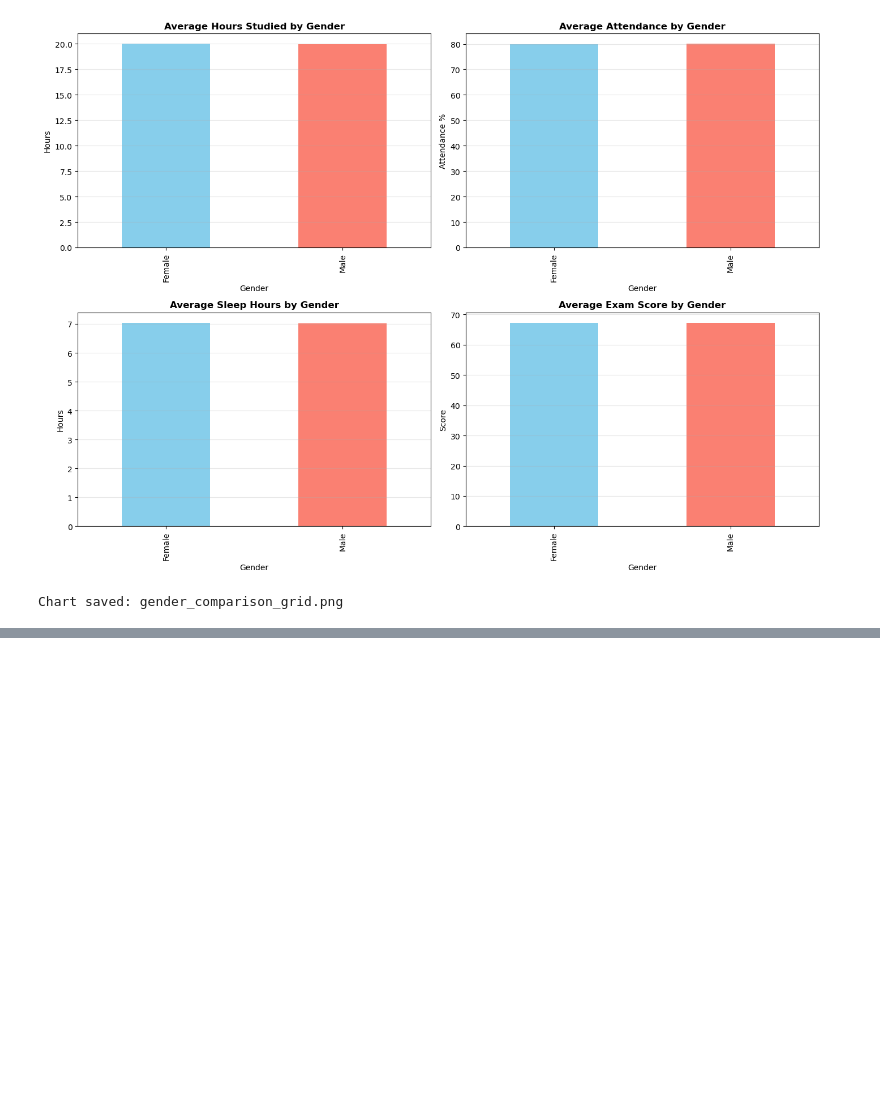
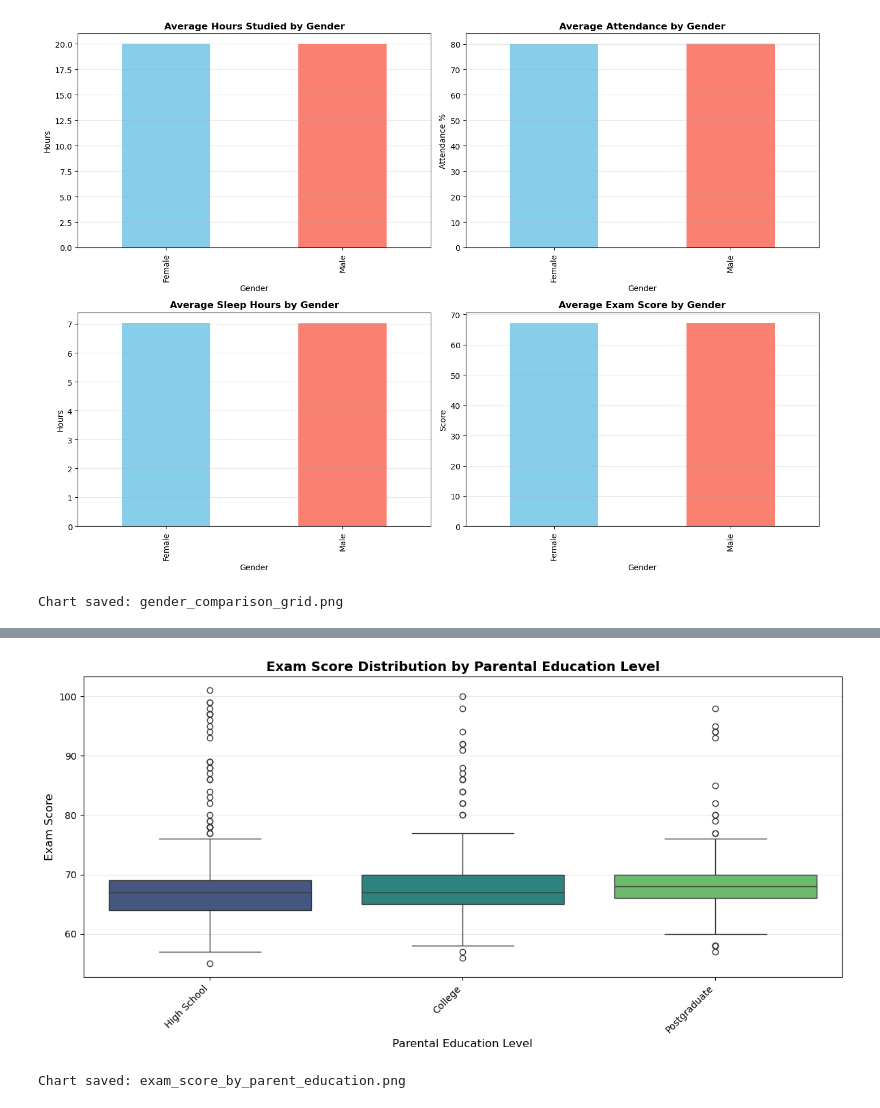
Before and after one commit to Yp3RR/student-performance-analysis, a Jupyter notebook: notebooks/01_initial_analysis.ipynb, the cells around one changed output, grey strips where cells are left out. Drawn from its saved outputs; the diff is of its cells as text; code cells hidden in the pictures; blank space fills up the shorter version.

Commit message:
Plotting of Graphs using Parental Education as the criteria

```diff
--- a/notebooks/01_initial_analysis.ipynb
+++ b/notebooks/01_initial_analysis.ipynb
@@ -146,0 +182,29 @@ Chart saved: gender_comparison_grid.png
+# %%
+# Visualization: Exam Score by Parental Education
+
+# Create ordered version (if education levels have order)
+# Adjust order based on what you see in data
+education_order = df.groupby('Parental_Education_Level')['Exam_Score'].mean().sort_values().index
+
+plt.figure(figsize=(12, 6))
+sns.boxplot(data=df,x='Parental_Education_Level',
+    y='Exam_Score',
+    hue='Parental_Education_Level',
+    order=education_order,
+    palette='viridis',
+    legend=False)
+plt.title('Exam Score Distribution by Parental Education Level',
+          fontsize=14, fontweight='bold')
+plt.xlabel('Parental Education Level', fontsize=12)
+plt.ylabel('Exam Score', fontsize=12)
+plt.xticks(rotation=45, ha='right')
+plt.grid(axis='y', alpha=0.3)
+plt.tight_layout()
+
+plt.savefig('exam_score_by_parent_education.png', dpi=300, bbox_inches='tight')
+plt.show()
+
+print("Chart saved: exam_score_by_parent_education.png")
+# %% [output]
+[figure, added]
+Chart saved: exam_score_by_parent_education.png
```
Also changed, not shown: parts of 2 cells of this notebook, 1 other file.
